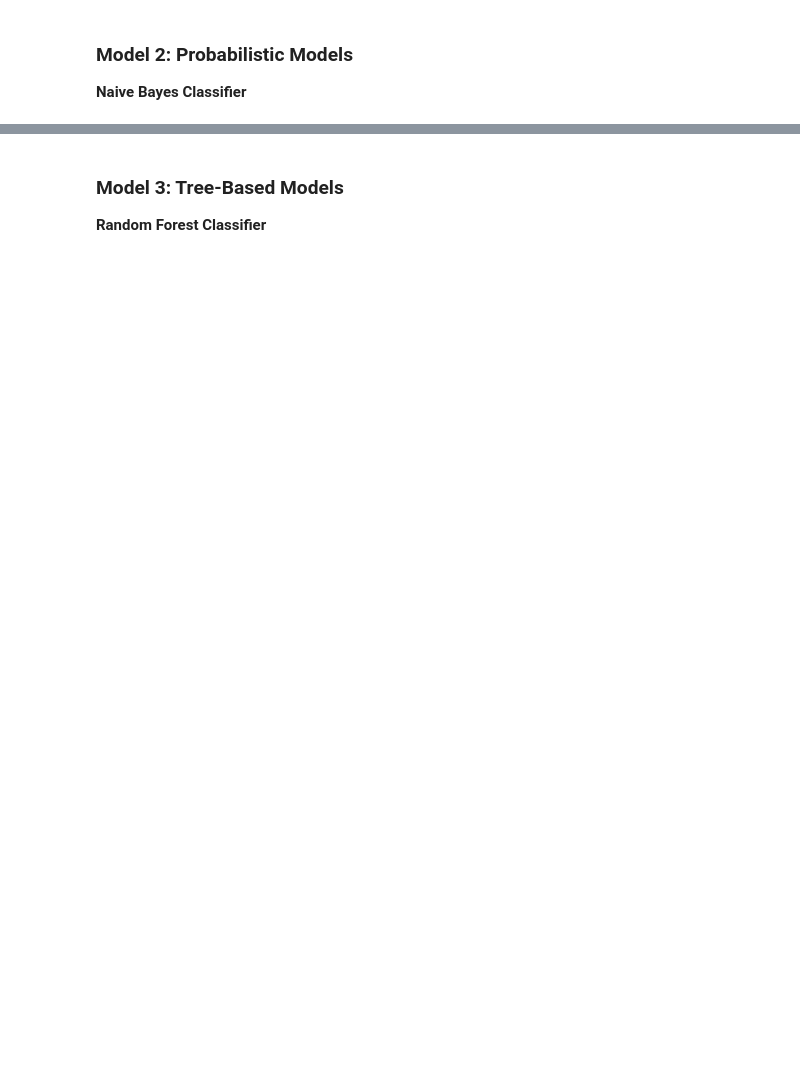
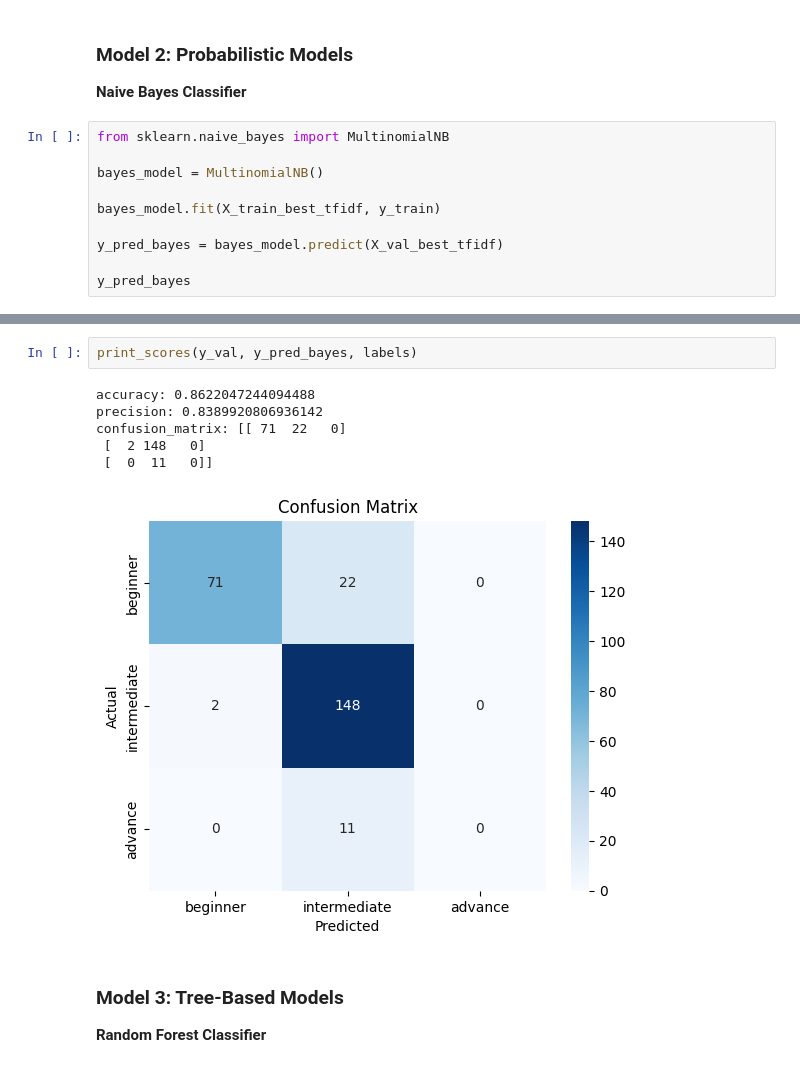
Before and after one commit to yoshtown/guitar-lesson-level-prediction-project, a Jupyter notebook: notebooks/03_tensorflow_model.ipynb, the cells around one changed output, grey strips where cells are left out. Drawn from its saved outputs; the diff is of its cells as text; blank space fills up the shorter version.

```diff
--- a/notebooks/03_tensorflow_model.ipynb
+++ b/notebooks/03_tensorflow_model.ipynb
@@ -321,3 +374,13 @@ ValueError: l1_ratio must be specified when penalty is elasticnet.
 # %% [markdown]
 ### Model 2: Probabilistic Models
 **Naive Bayes Classifier**
+# %%
+from sklearn.naive_bayes import MultinomialNB
+
+bayes_model = MultinomialNB()
+
+bayes_model.fit(X_train_best_tfidf, y_train)
+
+y_pred_bayes = bayes_model.predict(X_val_best_tfidf)
+
+y_pred_bayes
@@ -324,3 +405,12 @@ ValueError: l1_ratio must be specified when penalty is elasticnet.
+# %%
+print_scores(y_val, y_pred_bayes, labels)
+# %% [output]
+accuracy: 0.8622047244094488
+precision: 0.8389920806936142
+confusion_matrix: [[ 71  22   0]
+ [  2 148   0]
+ [  0  11   0]]
+[figure, added]
 # %% [markdown]
 ### Model 3: Tree-Based Models
 **Random Forest Classifier**
```
Also changed, not shown: parts of 20 cells of this notebook.
